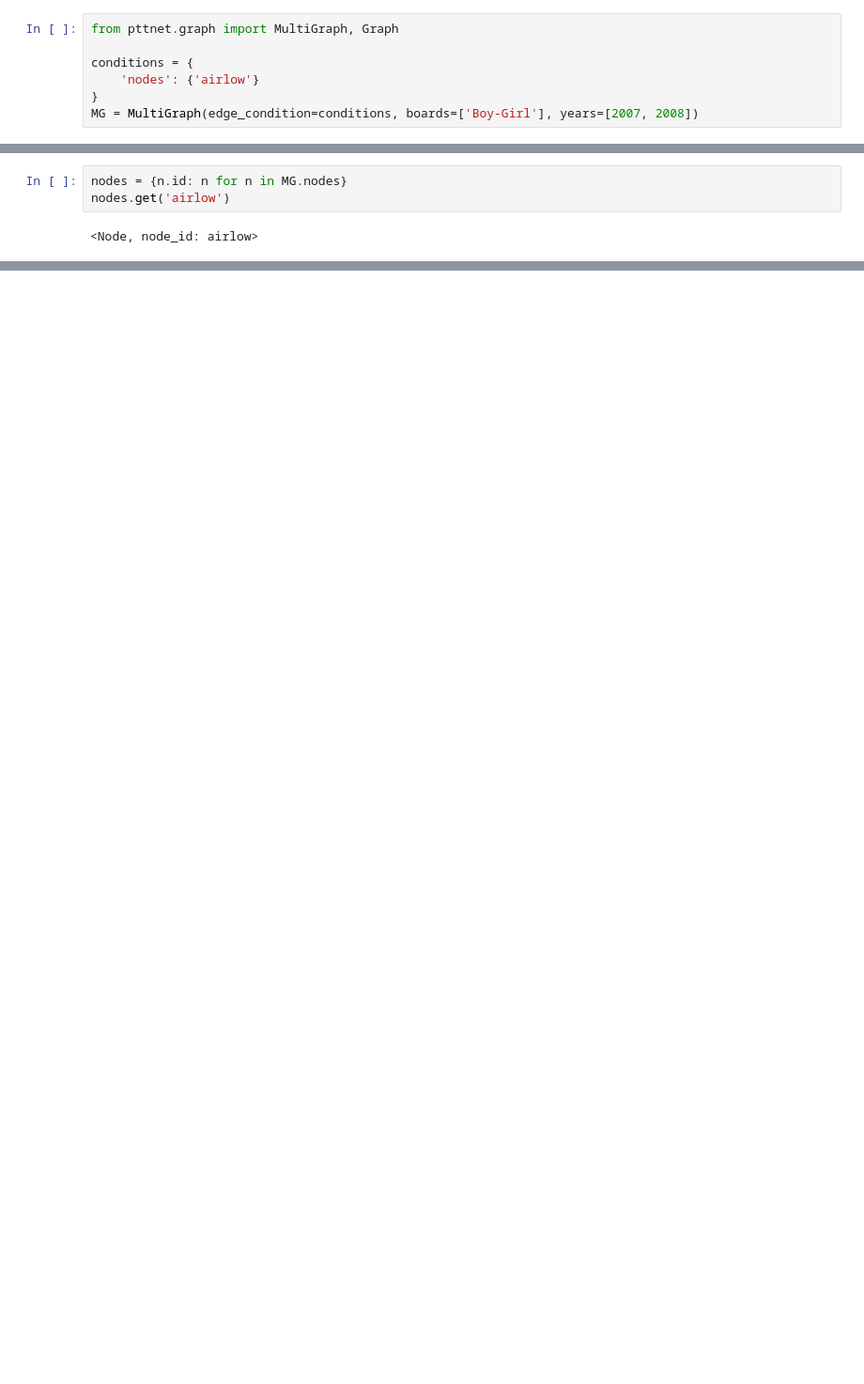
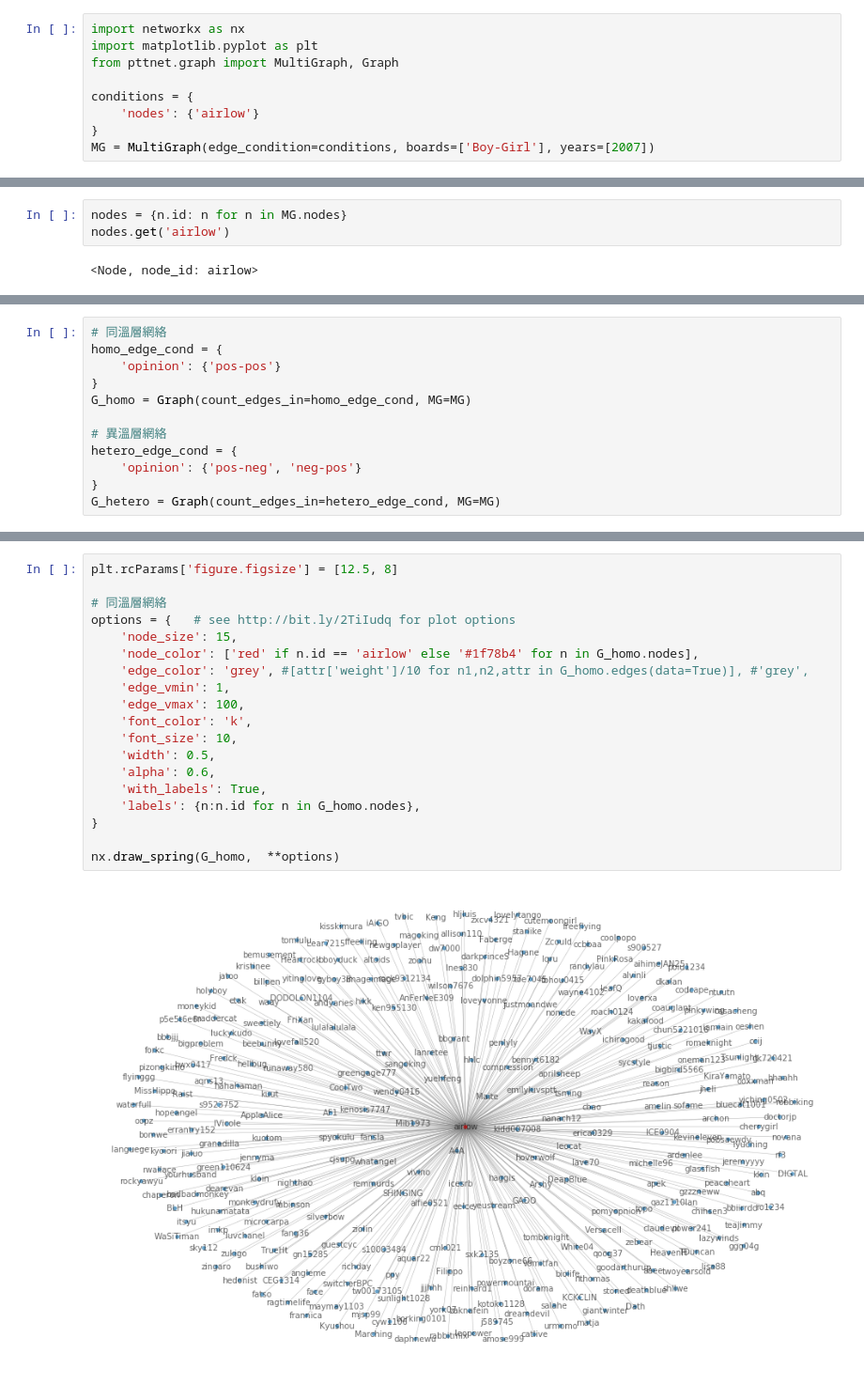
Before and after one commit to liao961120/ptt-network, a Jupyter notebook: pttnet_usage.ipynb, the cells around one changed output, grey strips where cells are left out. Shown at 94% size. Saved outputs shown, nothing was run; the diff lists cells and outputs as text; blank space fills up the shorter version.

```diff
--- a/pttnet_usage.ipynb
+++ b/pttnet_usage.ipynb
@@ -41,10 +60,12 @@
 # %%
+import networkx as nx
+import matplotlib.pyplot as plt
 from pttnet.graph import MultiGraph, Graph
 
 conditions = {
     'nodes': {'airlow'}
 }
-MG = MultiGraph(edge_condition=conditions, boards=['Boy-Girl'], years=[2007, 2008])
+MG = MultiGraph(edge_condition=conditions, boards=['Boy-Girl'], years=[2007])
 # %%
 print(f"Num of nodes: {len(MG.nodes)}")
 print(f"Num of edges: {len(MG.edges)}")
@@ -95,0 +207,12 @@ nodes.get("Nekone").getCorpusStats()
+# %%
+# 同溫層網絡
+homo_edge_cond = {
+    'opinion': {'pos-pos'}
+}
+G_homo = Graph(count_edges_in=homo_edge_cond, MG=MG)
+
+# 異溫層網絡
+hetero_edge_cond = {
+    'opinion': {'pos-neg', 'neg-pos'}
+}
+G_hetero = Graph(count_edges_in=hetero_edge_cond, MG=MG)
@@ -95,0 +245,21 @@ nodes.get("Nekone").getCorpusStats()
+# %%
+plt.rcParams['figure.figsize'] = [12.5, 8]
+
+# 同溫層網絡
+options = {   # see http://bit.ly/2TiIudq for plot options
+    'node_size': 15,
+    'node_color': ['red' if n.id == 'airlow' else '#1f78b4' for n in G_homo.nodes],
+    'edge_color': 'grey', #[attr['weight']/10 for n1,n2,attr in G_homo.edges(data=True)], #'grey',
+    'edge_vmin': 1,
+    'edge_vmax': 100,
+    'font_color': 'k',
+    'font_size': 10,
+    'width': 0.5,
+    'alpha': 0.6,
+    'with_labels': True,
+    'labels': {n:n.id for n in G_homo.nodes},
+}
+
+nx.draw_spring(G_homo,  **options)
+# %% [output]
+[figure, added]
```
Also changed, not shown: parts of 37 cells of this notebook.
